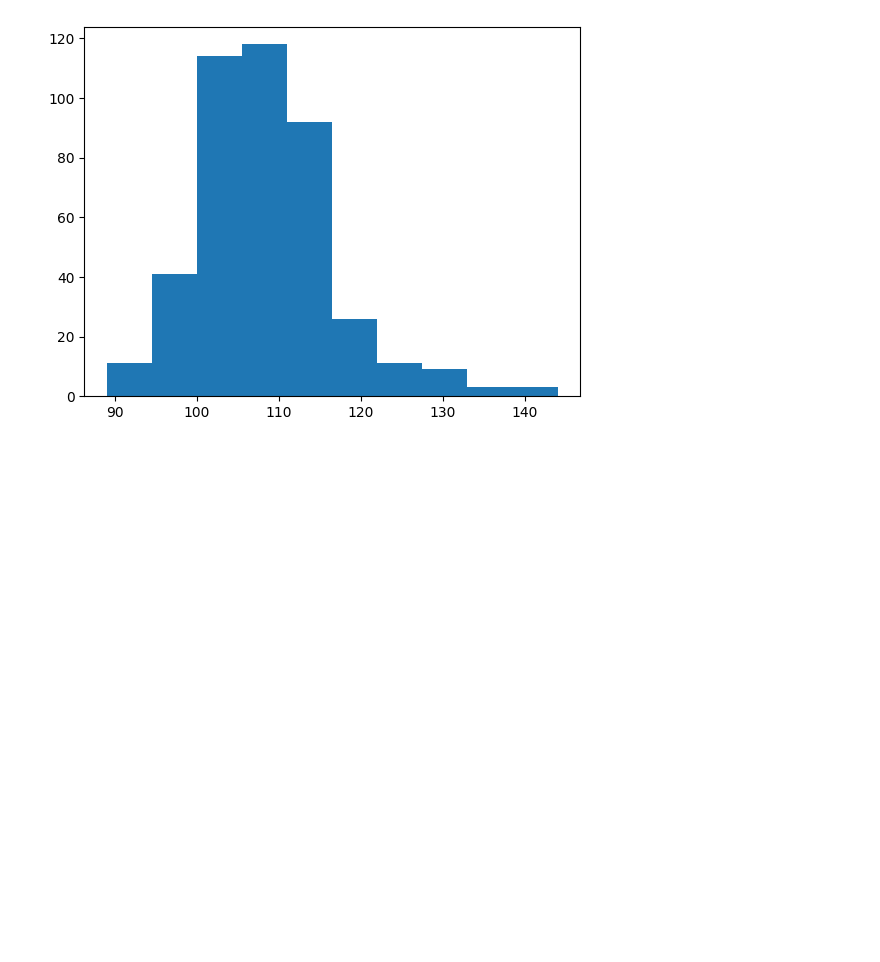
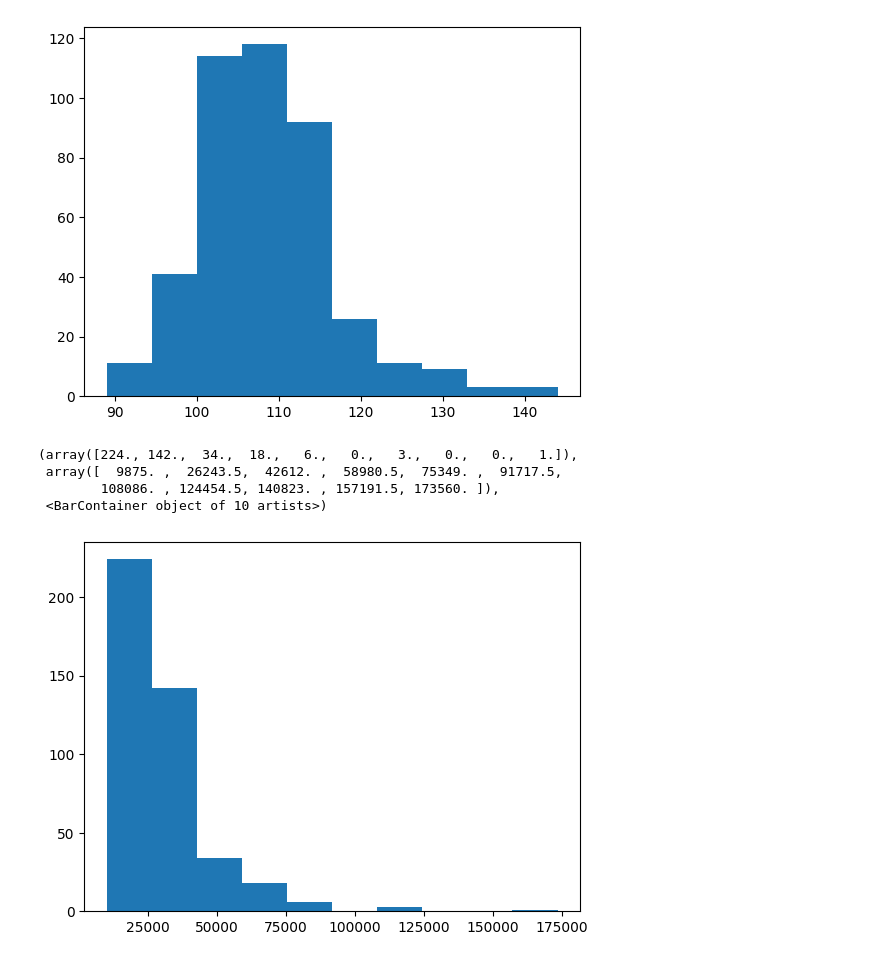
Before and after one commit to juanma1231/Estadistica-3, a Jupyter notebook: Tarea 1/src/puntos2.ipynb, the cells around one changed output. Cells and saved outputs as stored; diff of their text form; code cells hidden in the pictures; blank space fills up the shorter version.

```diff
--- a/Tarea 1/src/puntos2.ipynb
+++ b/Tarea 1/src/puntos2.ipynb
@@ -169,3 +178,11 @@ plt.hist(data["Wheelbase"])
         138.5, 144. ]),
  <BarContainer object of 10 artists>)
 [figure]
+# %%
+plt.hist(data["Invoice"])
+# %% [output]
+(array([224., 142.,  34.,  18.,   6.,   0.,   3.,   0.,   0.,   1.]),
+ array([  9875. ,  26243.5,  42612. ,  58980.5,  75349. ,  91717.5,
+        108086. , 124454.5, 140823. , 157191.5, 173560. ]),
+ <BarContainer object of 10 artists>)
+[figure, added]
```
Also changed, not shown: parts of 16 cells of this notebook.
